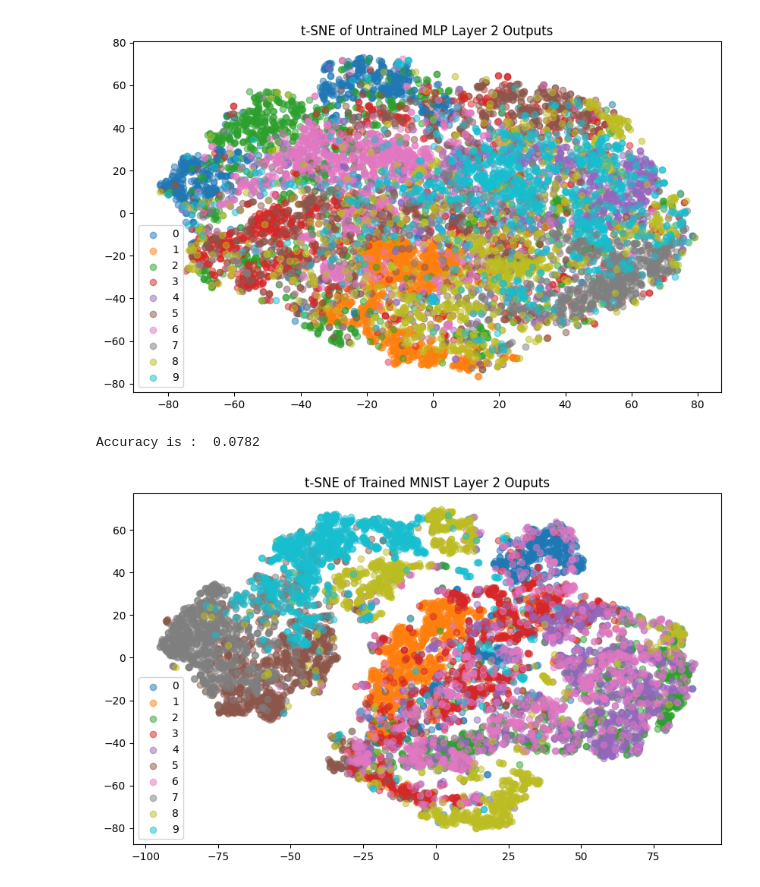
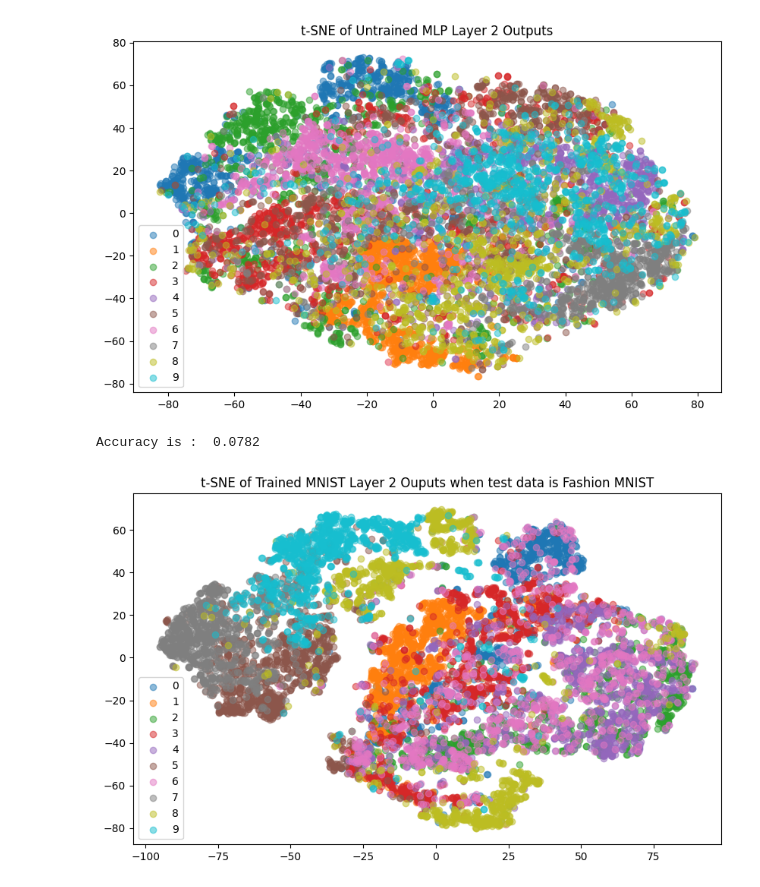
Before and after one commit to Abhinav-Khot/MLP-based-Next-Word-Predictor-for-Middle-School-Questions-Generation, a Jupyter notebook: Question_3.ipynb, the cells around one changed output. Saved outputs shown, nothing was run; the diff lists cells and outputs as text; code cells hidden in the pictures.

```diff
--- a/Question_3.ipynb
+++ b/Question_3.ipynb
@@ -324,9 +324,10 @@ The top commonly confused classes are:
 2  is interpreted to be  3
 # %%
 def get_outputs(model, data, layer):
-    activations = []
+    outputs = None
     def hook(module, input, output):
-        activations.append(output.detach().cpu().numpy())
+        nonlocal outputs
+        outputs = (output.detach().cpu().numpy())
 
     handle = layer.register_forward_hook(hook)
     model.eval()
@@ -335,7 +336,7 @@ def get_outputs(model, data, layer):
 
     handle.remove()
 
-    return np.concatenate(activations, axis=0)
+    return outputs
 
 trained_outputs = get_outputs(net, test_data, net.layer_2)
 
@@ -365,13 +366,13 @@ plot_tsne(untrained_tsne_results, test_labels.numpy(), "t-SNE of Untrained MLP L
 # %%
 #using trained MLP to predict fashion mnist
 
 predicted_fmnist = predict(net, f_test_data.to(device))
 print("Accuracy is : ", calculate_accuracy(torch.argmax(predicted_fmnist, dim=1).cpu().numpy(), f_test_labels.numpy()))
 
 f_trained_outputs = get_outputs(net, f_test_data, net.layer_2)
 f_trained_outputs_tsne = tsne.fit_transform(f_trained_outputs)
 
-plot_tsne(f_trained_outputs_tsne, f_test_labels.numpy(), "t-SNE of Trained MNIST Layer 2 Ouputs")
+plot_tsne(f_trained_outputs_tsne, f_test_labels.numpy(), "t-SNE of Trained MNIST Layer 2 Ouputs when test data is Fashion MNIST")
 # %% [output]
 Accuracy is :  0.0782
-[figure, old version]
+[figure, new version]
```
Also changed, not shown: 1 other file.
